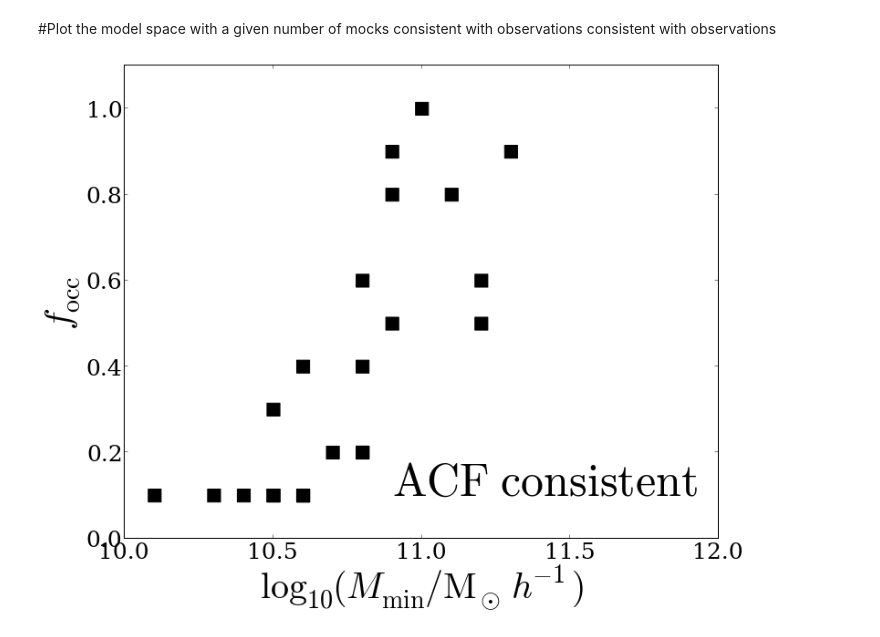
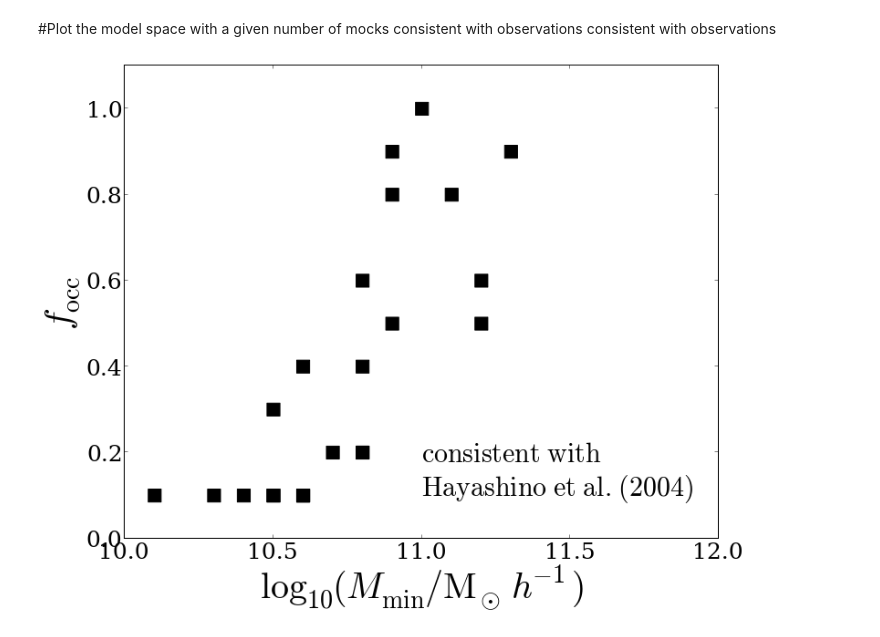
Before and after one commit to forero/CosmicVarianceLAES, a Jupyter notebook: code/paper.ipynb, the cells around one changed output. Cells and saved outputs as stored; diff of their text form; code cells hidden in the pictures.

```diff
--- a/code/paper.ipynb
+++ b/code/paper.ipynb
@@ -489,7 +489,7 @@ def make_figure5(halo_finder, p_threshold=0.05, survey_name='match', plane='mass
 #        print line
     return 0
 # %%
-def make_figure6(plane='mass', model='meanden'):
+def make_figure6(plane='mass', model='meanden', obsname='ACF'):
     #load the best models
     datafile = '../data/mock_survey/powerlaw_bestmodels_'+model+'.dat'
     best_models = loadtxt(datafile)
@@ -514,12 +514,12 @@ def make_figure6(plane='mass', model='meanden'):
     else:
         ax.set_ylabel("$f_{\mathrm{occ}}$",fontsize=40)
 
-    label="$\mathrm{ACF\ consistent}$"
+    label="$\mathrm{consistent\ with}$\n$\mathrm{%s}$"%(obsname)
 
     if(plane=='mass'):
-        plt.text(10.9, 10.25, label, ha='left', fontsize=50)
+        plt.text(10.9, 10.25, label, ha='left', fontsize=30)
     else:
-        plt.text(10.9, 0.1, label, ha='left', fontsize=50)
+        plt.text(11.0, 0.1, label, ha='left', fontsize=30)
 
     ticklabels_x = ax.get_xticklabels()
     ticklabels_y = ax.get_yticklabels()
@@ -687,35 +687,35 @@ if Figure1:
 
 if Figure2:
     make_figure2('FOF', p_threshold=0.05, survey_name='match')
     make_figure2('FOF', p_threshold=0.05, survey_name='random')
     make_figure2('FOF', p_threshold=0.05, survey_name='full')
 
 if Figure3:
     make_figure3('FOF', p_threshold=0.05, survey_name='random')
     make_figure3('FOF', p_threshold=0.05, survey_name='match')
 
 if Figure4:
     make_figure4('FOF', p_threshold=0.05, survey_name='random')
     make_figure4('FOF', p_threshold=0.05, survey_name='match')
 
 if Figure5:
     make_figure5('FOF', p_threshold=0.05, survey_name='match', plane='mass')
     make_figure5('FOF', p_threshold=0.05, survey_name='match', plane='f_occ')
     make_figure5('FOF', p_threshold=0.05, survey_name='random', plane='mass')
     make_figure5('FOF', p_threshold=0.05, survey_name='random', plane='f_occ')
     make_figure5('FOF', p_threshold=0.05, survey_name='match', plane='mass', selection='mock_and_f_occ')
     make_figure5('FOF', p_threshold=0.05, survey_name='match', plane='f_occ', selection='mock_and_f_occ')
     make_figure5('FOF', p_threshold=0.05, survey_name='random', plane='mass', selection='mock_and_f_occ')
     make_figure5('FOF', p_threshold=0.05, survey_name='random', plane='f_occ', selection='mock_and_f_occ')
     make_figure5('FOF', p_threshold=0.05, survey_name='match', plane='mass', selection='f_occ')
     make_figure5('FOF', p_threshold=0.05, survey_name='match', plane='f_occ', selection='f_occ')
     make_figure5('FOF', p_threshold=0.05, survey_name='random', plane='mass', selection='f_occ')
     make_figure5('FOF', p_threshold=0.05, survey_name='random', plane='f_occ', selection='f_occ')
 
 if Figure6:
-    make_figure6(plane='mass', model='meanden')
-    make_figure6(plane='f_occ', model='meanden')
-    make_figure6(plane='mass', model='maxden')
-    make_figure6(plane='f_occ', model='maxden')
+    make_figure6(plane='mass', model='meanden', obsname='Ouchi\ et\ al. (2009)')
+    make_figure6(plane='f_occ', model='meanden', obsname='Ouchi\ et\ al. (2009)')
+    make_figure6(plane='mass', model='maxden', obsname='Hayashino\ et\ al.\ (2004)')
+    make_figure6(plane='f_occ', model='maxden', obsname='Hayashino\ et\ al.\ (2004)')
 # %% [output]
-[figure, old version]
+[figure, new version]
```
